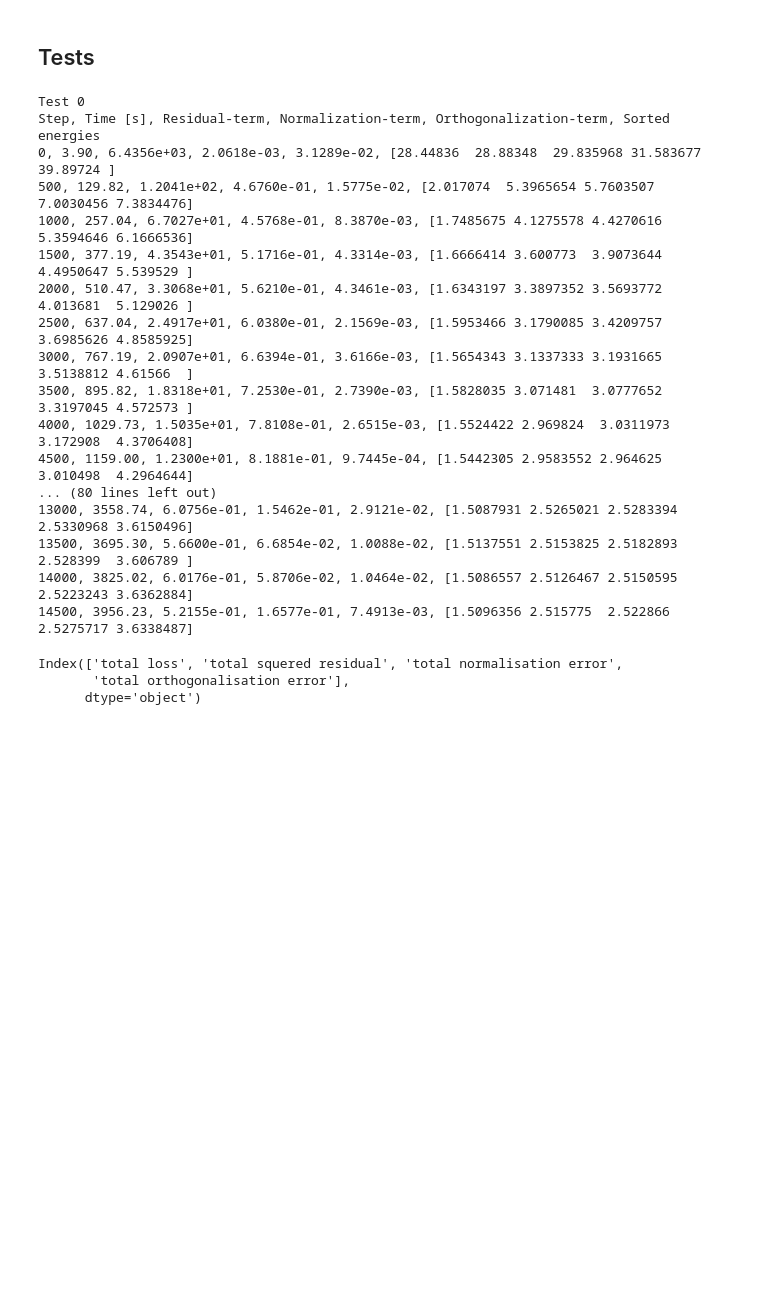
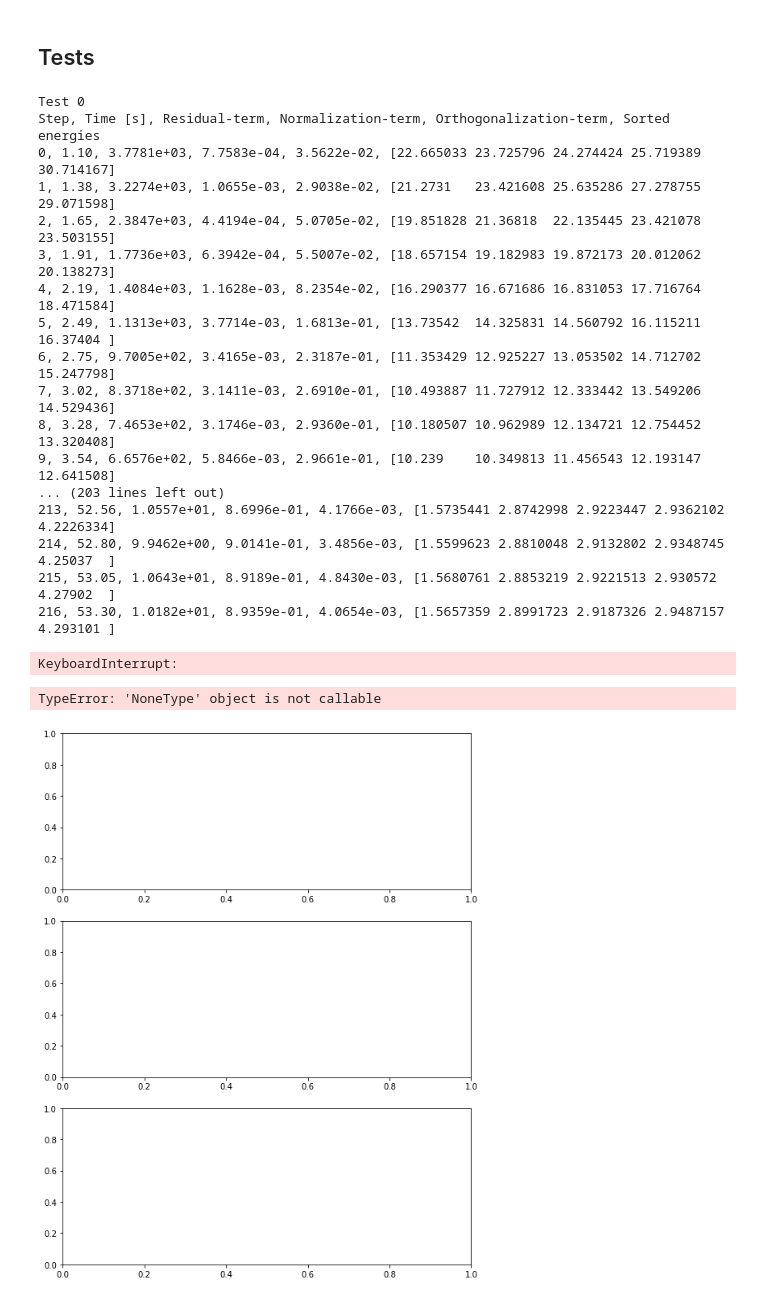
Before and after one commit to MrKozelberg/nn-based-multistate-solver-for-se, a Jupyter notebook: source/training.ipynb, the cells around one changed output. Drawn from its saved outputs; the diff is of its cells as text; code cells hidden in the pictures; blank space fills up the shorter version.

```diff
--- a/source/training.ipynb
+++ b/source/training.ipynb
@@ -27,7 +27,7 @@ def train(
         lr=hyperparameters.initialLearningRate,
         weight_decay=hyperparameters.weightDecay,
     )
-    lossFunction = nn.MSELoss()
+    lossFunction = nn.L1Loss()
     print(
         "Step, Time [s], Residual-term, Normalization-term,"
         + " Orthogonalization-term, Sorted energies"
@@ -108,7 +108,7 @@ pd.read_csv("../hyperparameters/hyperparameters_3d.csv")
 # %% [markdown]
 ## Tests
 # %%
-numberOfTests = 3
+numberOfTests = 1
 trialFunction_3D = [None] * numberOfTests
 timeHistory = [None] * numberOfTests
 lossHistory = [None] * numberOfTests
@@ -134,24 +134,51 @@ for testNumber in range(numberOfTests):
 # %% [output]
 Test 0
 Step, Time [s], Residual-term, Normalization-term, Orthogonalization-term, Sorted energies
-0, 3.90, 6.4356e+03, 2.0618e-03, 3.1289e-02, [28.44836  28.88348  29.835968 31.583677 39.89724 ]
-500, 129.82, 1.2041e+02, 4.6760e-01, 1.5775e-02, [2.017074  5.3965654 5.7603507 7.0030456 7.3834476]
-1000, 257.04, 6.7027e+01, 4.5768e-01, 8.3870e-03, [1.7485675 4.1275578 4.4270616 5.3594646 6.1666536]
-1500, 377.19, 4.3543e+01, 5.1716e-01, 4.3314e-03, [1.6666414 3.600773  3.9073644 4.4950647 5.539529 ]
-2000, 510.47, 3.3068e+01, 5.6210e-01, 4.3461e-03, [1.6343197 3.3897352 3.5693772 4.013681  5.129026 ]
-2500, 637.04, 2.4917e+01, 6.0380e-01, 2.1569e-03, [1.5953466 3.1790085 3.4209757 3.6985626 4.8585925]
-3000, 767.19, 2.0907e+01, 6.6394e-01, 3.6166e-03, [1.5654343 3.1337333 3.1931665 3.5138812 4.61566  ]
-3500, 895.82, 1.8318e+01, 7.2530e-01, 2.7390e-03, [1.5828035 3.071481  3.0777652 3.3197045 4.572573 ]
-4000, 1029.73, 1.5035e+01, 7.8108e-01, 2.6515e-03, [1.5524422 2.969824  3.0311973 3.172908  4.3706408]
-4500, 1159.00, 1.2300e+01, 8.1881e-01, 9.7445e-04, [1.5442305 2.9583552 2.964625  3.010498  4.2964644]
-... (80 lines left out)
-13000, 3558.74, 6.0756e-01, 1.5462e-01, 2.9121e-02, [1.5087931 2.5265021 2.5283394 2.5330968 3.6150496]
-13500, 3695.30, 5.6600e-01, 6.6854e-02, 1.0088e-02, [1.5137551 2.5153825 2.5182893 2.528399  3.606789 ]
-14000, 3825.02, 6.0176e-01, 5.8706e-02, 1.0464e-02, [1.5086557 2.5126467 2.5150595 2.5223243 3.6362884]
-14500, 3956.23, 5.2155e-01, 1.6577e-01, 7.4913e-03, [1.5096356 2.515775  2.522866  2.5275717 3.6338487]
+0, 1.10, 3.7781e+03, 7.7583e-04, 3.5622e-02, [22.665033 23.725796 24.274424 25.719389 30.714167]
+1, 1.38, 3.2274e+03, 1.0655e-03, 2.9038e-02, [21.2731   23.421608 25.635286 27.278755 29.071598]
+2, 1.65, 2.3847e+03, 4.4194e-04, 5.0705e-02, [19.851828 21.36818  22.135445 23.421078 23.503155]
+3, 1.91, 1.7736e+03, 6.3942e-04, 5.5007e-02, [18.657154 19.182983 19.872173 20.012062 20.138273]
+4, 2.19, 1.4084e+03, 1.1628e-03, 8.2354e-02, [16.290377 16.671686 16.831053 17.716764 18.471584]
+5, 2.49, 1.1313e+03, 3.7714e-03, 1.6813e-01, [13.73542  14.325831 14.560792 16.115211 16.37404 ]
+6, 2.75, 9.7005e+02, 3.4165e-03, 2.3187e-01, [11.353429 12.925227 13.053502 14.712702 15.247798]
+7, 3.02, 8.3718e+02, 3.1411e-03, 2.6910e-01, [10.493887 11.727912 12.333442 13.549206 14.529436]
+8, 3.28, 7.4653e+02, 3.1746e-03, 2.9360e-01, [10.180507 10.962989 12.134721 12.754452 13.320408]
+9, 3.54, 6.6576e+02, 5.8466e-03, 2.9661e-01, [10.239    10.349813 11.456543 12.193147 12.641508]
+... (203 lines left out)
+213, 52.56, 1.0557e+01, 8.6996e-01, 4.1766e-03, [1.5735441 2.8742998 2.9223447 2.9362102 4.2226334]
+214, 52.80, 9.9462e+00, 9.0141e-01, 3.4856e-03, [1.5599623 2.8810048 2.9132802 2.9348745 4.25037  ]
+215, 53.05, 1.0643e+01, 8.9189e-01, 4.8430e-03, [1.5680761 2.8853219 2.9221513 2.930572  4.27902  ]
+216, 53.30, 1.0182e+01, 8.9359e-01, 4.0654e-03, [1.5657359 2.8991723 2.9187326 2.9487157 4.293101 ]
+KeyboardInterrupt:
-# %%
-lossHistory[0].columns
-# %% [output]
-Index(['total loss', 'total squered residual', 'total normalisation error',
-       'total orthogonalisation error'],
-      dtype='object')
+# %%
+fig, axes = plt.subplots(
+    3,numberOfTests,
+    figsize=(9*numberOfTests,12),
+    squeeze=False
+)
+
+for j in range(numberOfTests):
+    for axNumber, ax in enumerate(axes[:,j]):
+        grid = torch.zeros(
+           (1000,hyperparameters_3d.coordinateSpaceDim),
+            device=hyperparameters_3d.device
+        )
+        grid[:,axNumber] = torch.linspace(-3,3,1000,device=hyperparameters_3d.device)
+        for i in range(5):
+            ax.plot(
+                grid[:,axNumber].cpu().detach().numpy(),
+                (
+                    trialFunction_3D[j](grid)[:,i].cpu().detach().numpy()**2
+                    / trialFunction_3D[j].norm(grid)[i].cpu().detach().numpy()
+                ),
+                label=f'E={trialFunction_3D[j].spectrum(grid)[i]:.4f}'
+            )
+        ax.set_title(f"Axis {axNumber+1}")
+        ax.legend()
+        ax.set_xlim(-3,3)
+        ax.set_ylim(0,None)
+        ax.grid()
+    plt.xlabel(f'Test {j+1}', fontsize=16)
+# %% [output]
+TypeError: 'NoneType' object is not callable
+[figure, added]
```
Also changed, not shown: parts of 20 cells of this notebook, 23 other files.
